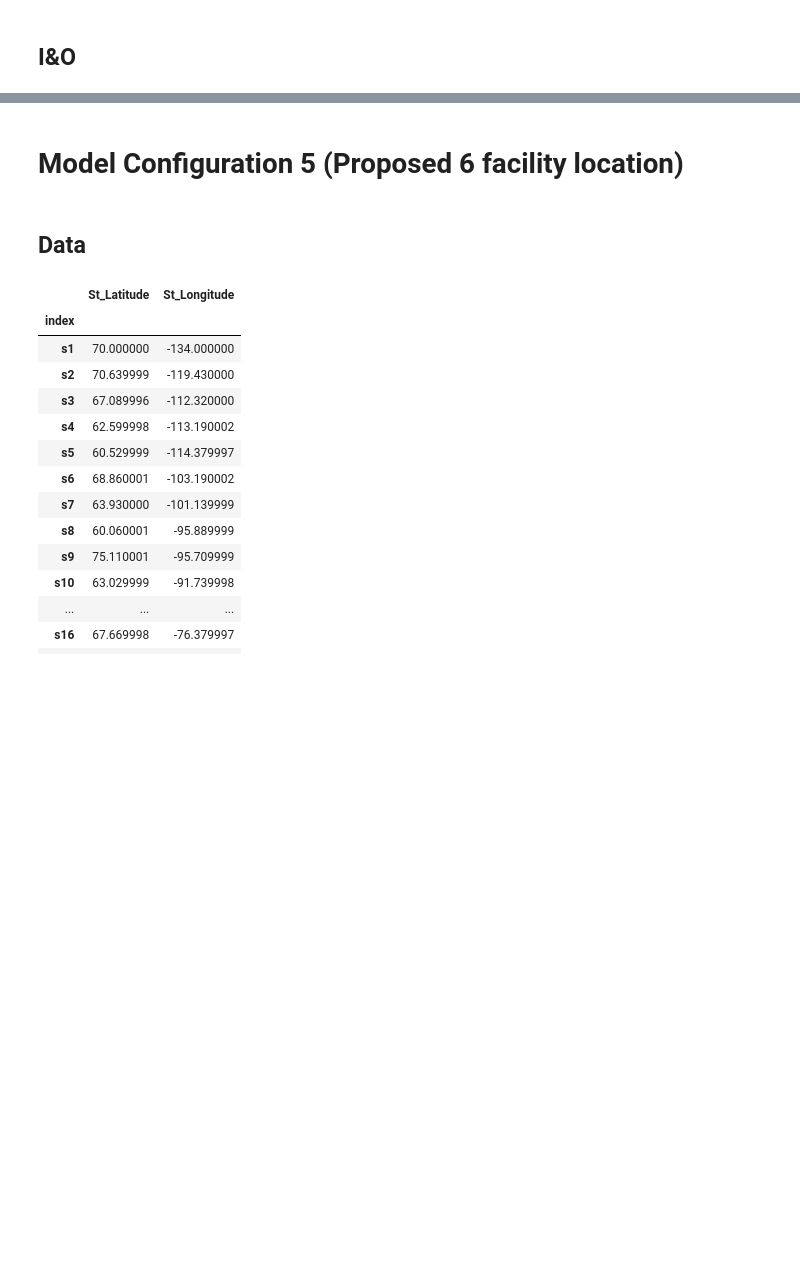
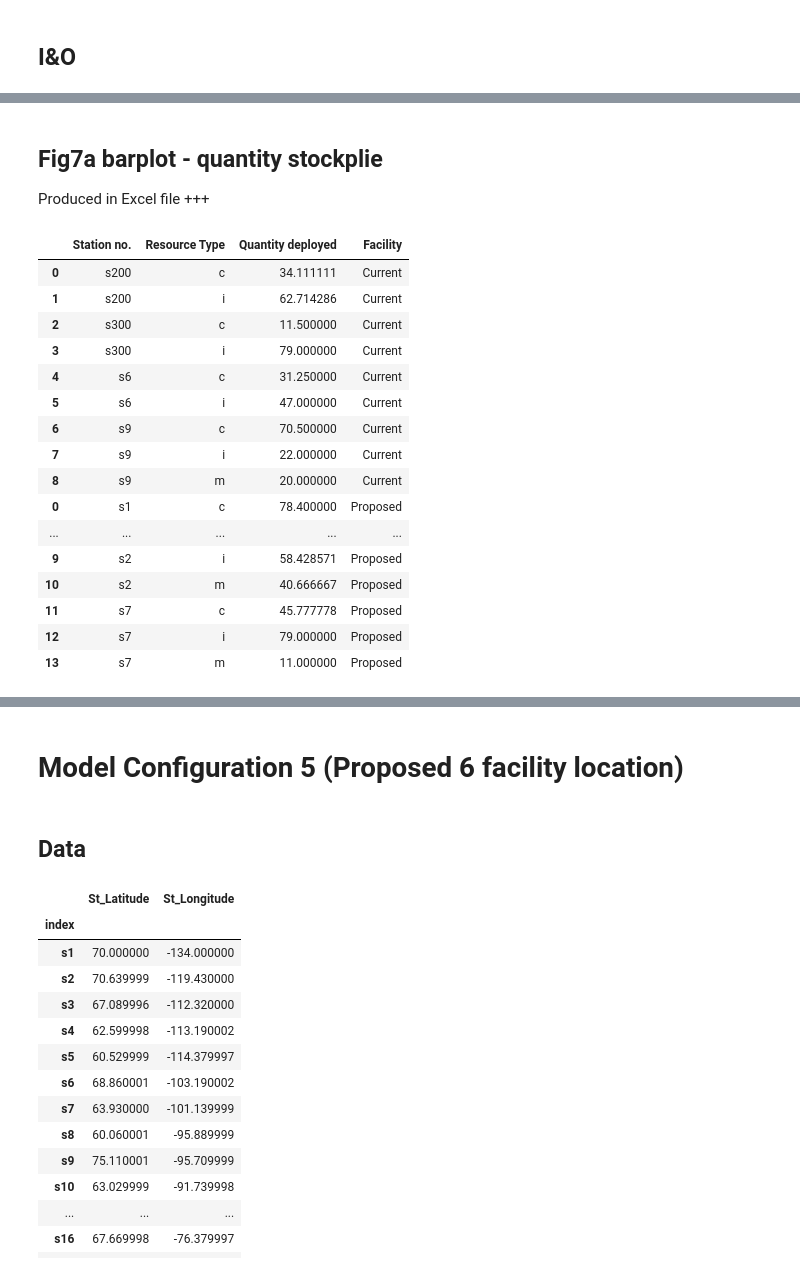
Before and after one commit to tanmoyie/MIP-Python-Lamoscad, a Jupyter notebook: current_vs_proposed_2.ipynb, the cells around one changed output, grey strips where cells are left out. Cells and saved outputs as stored; diff of their text form; code cells hidden in the pictures; blank space fills up the shorter version.

```diff
--- a/current_vs_proposed_2.ipynb
+++ b/current_vs_proposed_2.ipynb
@@ -264,12 +238,0 @@ resource_allocation_m3
-# %%
-assignment_line_m4 = pd.DataFrame(columns=list(assignment_m4a.columns.values))
-for i, o in enumerate(assignment_m4a['Spill #'].unique()):
-    minD = min(assignment_m4a.loc[assignment_m4a['Spill #'] == o]['Distance'])
-    df = assignment_m4a.iloc[np.where(assignment_m4a['Distance'] == minD)[0]]
-    assignment_line_m4 = pd.concat([assignment_line_m4, df])
-
-resource_allocation_m4 = assignment_line_m4[['Station no.', 'Resource Type', 'Quantity deployed']]
-resource_allocation_m4 = resource_allocation_m4.sort_values(by=['Station no.'])
-resource_allocation_m4 = resource_allocation_m4.groupby(['Station no.', 'Resource Type'])['Quantity deployed'].mean().reset_index()
-resource_allocation_m4['Facility'] = 'Proposed'
-resource_allocation_m4
@@ -372,14 +238,0 @@ plt.savefig('Outputs/barplot_compareHatch.png', transparent=True)
-# %%
-fig10c = plt.subplots(figsize=(7,3.5))
-ax = sns.barplot(data=resource_allocation,
-                 x="Station no.", y="Quantity deployed", errorbar=None,
-                 hue='Facility', palette=["g", "yellow"],
-                 alpha=0.7)
-hatches = ['', '', '', '', '', 'o','o', 'o','','','', '', '', '', '', 'o','o', 'o']
-# Loop over the bars
-for i,thisbar in enumerate(ax.patches):
-    # Set a different hatch for each bar
-    thisbar.set_hatch(hatches[i])
-sns.set_style(style='white')
-ax.grid(False)
-plt.savefig('Outputs/barplot_compareHatch.png', transparent=True)
@@ -482,0 +394,12 @@ input_output_df_m4b
+# %%
+
+for i, o in enumerate(assignment_m4b['Spill #'].unique()):
+    minD = min(assignment_m4b.loc[assignment_m4b['Spill #'] == o]['Distance'])
+    df = assignment_m4b.iloc[np.where(assignment_m4b['Distance'] == minD)[0]]
+    assignment_line_m4 = pd.concat([assignment_line_m4b, df])
+
+resource_allocation_m4b = assignment_line_m4b[['Station no.', 'Resource Type', 'Quantity deployed']]
+resource_allocation_m4b = resource_allocation_m4b.sort_values(by=['Station no.'])
+resource_allocation_m4b = resource_allocation_m4b.groupby(['Station no.', 'Resource Type'])['Quantity deployed'].mean().reset_index()
+resource_allocation_m4b['Facility'] = 'Proposed'
+resource_allocation_m4b
@@ -482,0 +422,24 @@ input_output_df_m4b
+# %% [markdown]
+## Fig7a barplot - quantity stockplie
+Produced in Excel file +++
+# %%
+resource_allocation = pd.concat([resource_allocation_m3, resource_allocation_m4b])
+resource_allocation
+# %% [output]
+|  | Station no. | Resource Type | Quantity deployed | Facility |
+| 0 | s200 | c | 34.111111 | Current |
+| 1 | s200 | i | 62.714286 | Current |
+| 2 | s300 | c | 11.500000 | Current |
+| 3 | s300 | i | 79.000000 | Current |
+| 4 | s6 | c | 31.250000 | Current |
+| 5 | s6 | i | 47.000000 | Current |
+| 6 | s9 | c | 70.500000 | Current |
+| 7 | s9 | i | 22.000000 | Current |
+| 8 | s9 | m | 20.000000 | Current |
+| 0 | s1 | c | 78.400000 | Proposed |
+| ... | ... | ... | ... | ... |
+| 9 | s2 | i | 58.428571 | Proposed |
+| 10 | s2 | m | 40.666667 | Proposed |
+| 11 | s7 | c | 45.777778 | Proposed |
+| 12 | s7 | i | 79.000000 | Proposed |
+| 13 | s7 | m | 11.000000 | Proposed |
```
Also changed, not shown: parts of 26 cells of this notebook, 20 other files.
